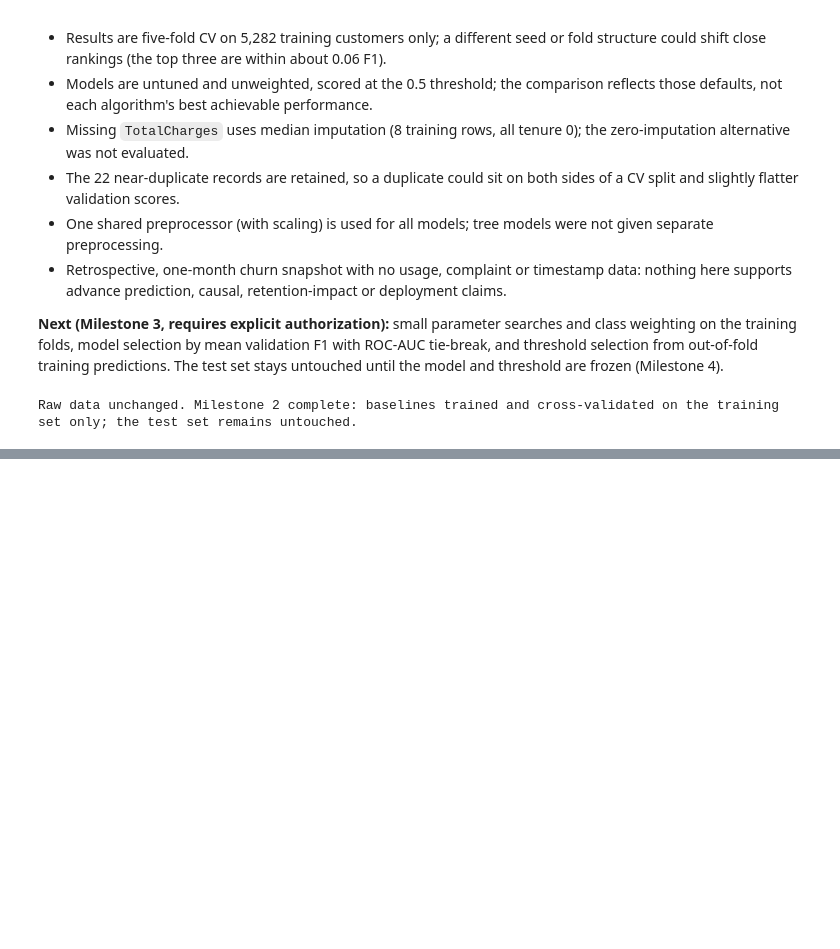
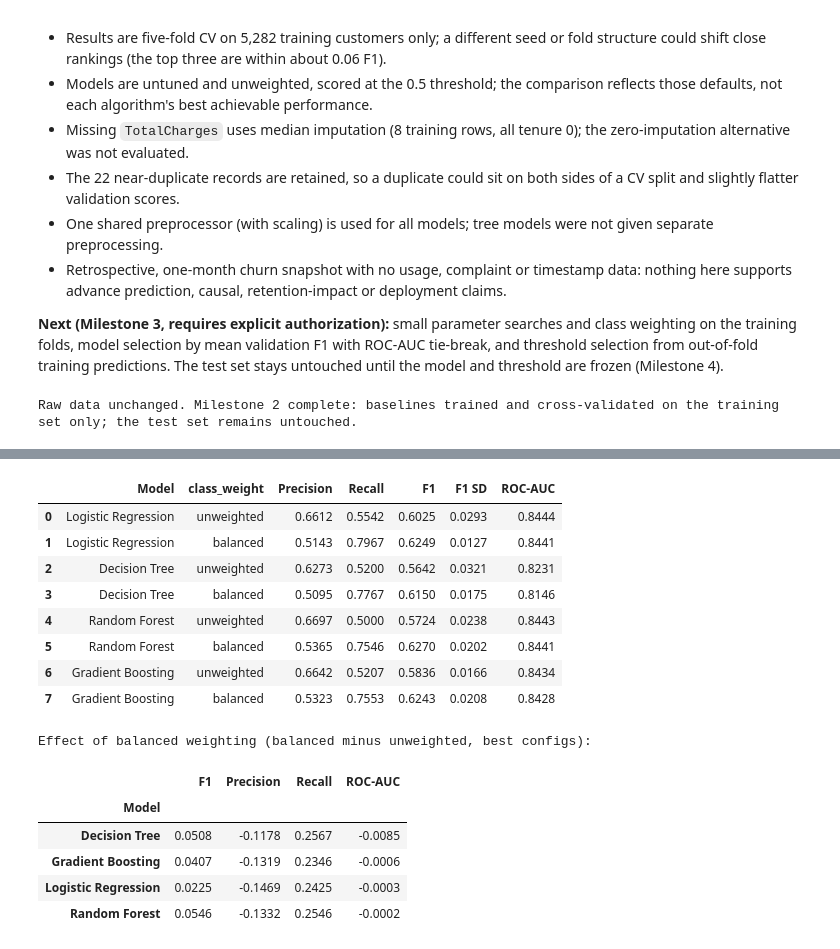
Before and after one commit to sakethm2023-afk/telecom-churn-prediction, a Jupyter notebook: notebooks/telecom_churn_analysis.ipynb, the cells around one changed output, grey strips where cells are left out. Cells and saved outputs as stored; diff of their text form; code cells hidden in the pictures; blank space fills up the shorter version.

```diff
--- a/notebooks/telecom_churn_analysis.ipynb
+++ b/notebooks/telecom_churn_analysis.ipynb
@@ -1091,0 +1171,12 @@ Raw data unchanged. Milestone 2 complete: baselines trained and cross-validated
+# %%
+rows = []
+for name, d in results.items():
+    b = d.loc[pick_best(d)]
+    params = {k.replace("model__", ""): v for k, v in searches[name].cv_results_["params"][b.name].items()}   # original types (int/None/str)
+    rows.append({"Model": name, "Best hyperparameters": params,
+                 "Configs": len(d), "Precision": b.precision_mean, "Recall": b.recall_mean, "F1": b.f1_mean, "F1 SD": b.f1_sd,
+                 "ROC-AUC": b.roc_auc_mean, "ROC-AUC SD": b.roc_auc_sd, "Total fit time (s)": d.fit_s.sum(), "_idx": b.name})
+tuned = pd.DataFrame(rows).set_index("Model")
+pd.set_option("display.max_colwidth", 120)
+print("Best tuned configuration per algorithm: five-fold CV on the TRAINING set, threshold 0.5 (not test performance)")
+display(tuned.drop(columns="_idx").round(4))
@@ -1091,0 +1194,29 @@ Raw data unchanged. Milestone 2 complete: baselines trained and cross-validated
+# %%
+cw_rows = []
+for name, d in results.items():
+    for label, mask in [("unweighted", d["class_weight"].isna()), ("balanced", d["class_weight"].eq("balanced"))]:
+        sub = d[mask]; b = sub.loc[pick_best(sub)]
+        cw_rows.append({"Model": name, "class_weight": label, "Precision": b.precision_mean, "Recall": b.recall_mean,
+                        "F1": b.f1_mean, "F1 SD": b.f1_sd, "ROC-AUC": b.roc_auc_mean})
+cw = pd.DataFrame(cw_rows)
+display(cw.round(4))
+piv = cw.pivot(index="Model", columns="class_weight", values=["F1", "Precision", "Recall", "ROC-AUC"])
+print("Effect of balanced weighting (balanced minus unweighted, best configs):")
+display((piv.xs("balanced", axis=1, level=1) - piv.xs("unweighted", axis=1, level=1)).round(4))
+# %% [output]
+|  | Model | class_weight | Precision | Recall | F1 | F1 SD | ROC-AUC |
+| 0 | Logistic Regression | unweighted | 0.6612 | 0.5542 | 0.6025 | 0.0293 | 0.8444 |
+| 1 | Logistic Regression | balanced | 0.5143 | 0.7967 | 0.6249 | 0.0127 | 0.8441 |
+| 2 | Decision Tree | unweighted | 0.6273 | 0.5200 | 0.5642 | 0.0321 | 0.8231 |
+| 3 | Decision Tree | balanced | 0.5095 | 0.7767 | 0.6150 | 0.0175 | 0.8146 |
+| 4 | Random Forest | unweighted | 0.6697 | 0.5000 | 0.5724 | 0.0238 | 0.8443 |
+| 5 | Random Forest | balanced | 0.5365 | 0.7546 | 0.6270 | 0.0202 | 0.8441 |
+| 6 | Gradient Boosting | unweighted | 0.6642 | 0.5207 | 0.5836 | 0.0166 | 0.8434 |
+| 7 | Gradient Boosting | balanced | 0.5323 | 0.7553 | 0.6243 | 0.0208 | 0.8428 |
+Effect of balanced weighting (balanced minus unweighted, best configs):
+|  | F1 | Precision | Recall | ROC-AUC |
+| Model |  |  |  |  |
+| Decision Tree | 0.0508 | -0.1178 | 0.2567 | -0.0085 |
+| Gradient Boosting | 0.0407 | -0.1319 | 0.2346 | -0.0006 |
+| Logistic Regression | 0.0225 | -0.1469 | 0.2425 | -0.0003 |
+| Random Forest | 0.0546 | -0.1332 | 0.2546 | -0.0002 |
```
Also changed, not shown: parts of 27 cells of this notebook, 2 other files.
